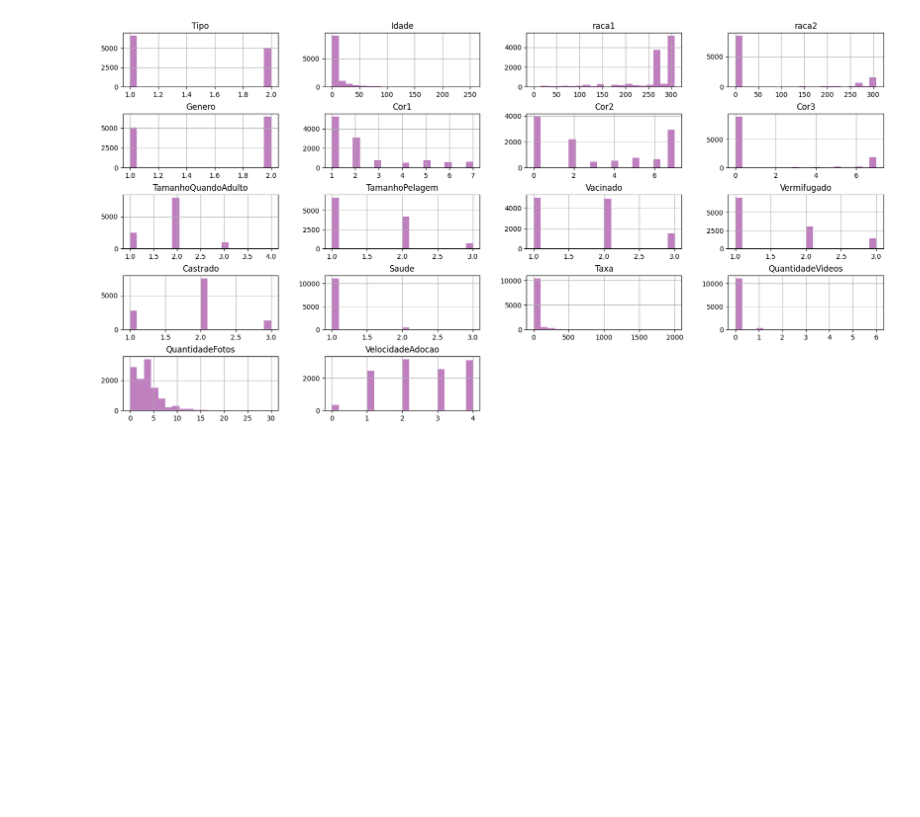
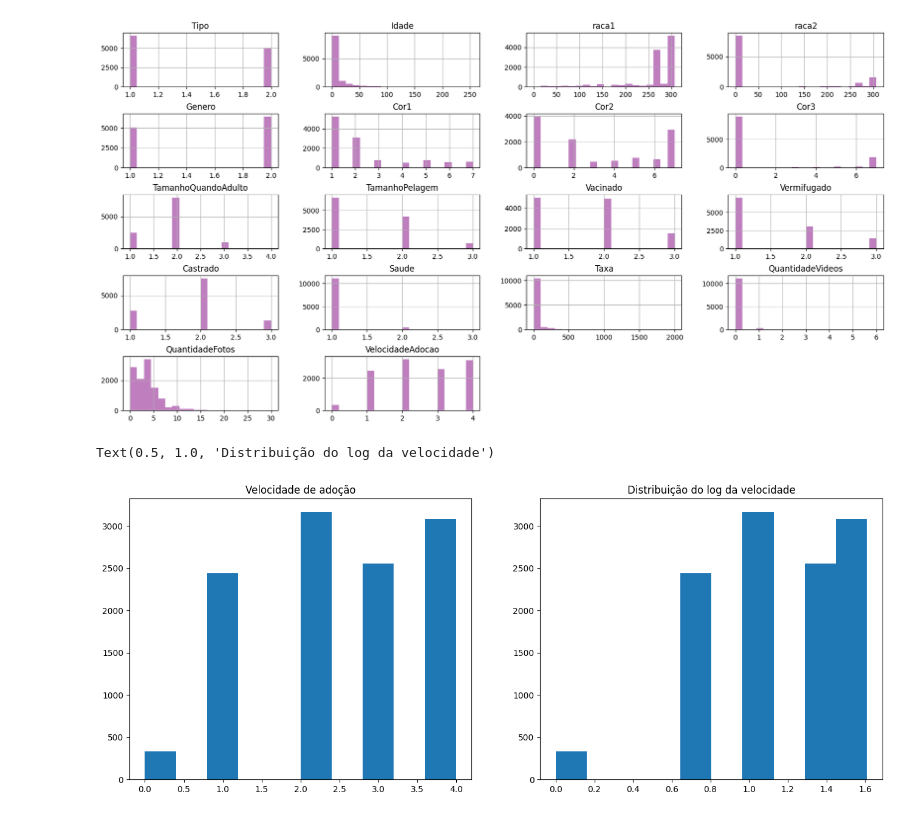
Before and after one commit to leaop/Graduation, a Jupyter notebook: 3 semestre/analise de dados/prova_pet.ipynb, the cells around one changed output. Saved outputs shown, nothing was run; the diff lists cells and outputs as text; code cells hidden in the pictures; blank space fills up the shorter version.

```diff
--- a/3 semestre/analise de dados/prova_pet.ipynb
+++ b/3 semestre/analise de dados/prova_pet.ipynb
@@ -97,3 +97,14 @@ plt.subplots_adjust(hspace=0.5)
 plt.show()
 # %% [output]
 [figure]
+# %%
+fig, ax = plt.subplots(figsize = (16,6))
+plt.subplot(1,2,1)
+plt.hist(df['VelocidadeAdocao']);
+plt.title('Velocidade de adoção');
+plt.subplot(1,2,2)
+plt.hist(np.log1p(df['VelocidadeAdocao']));
+plt.title('Distribuição do log da velocidade')
+# %% [output]
+Text(0.5, 1.0, 'Distribuição do log da velocidade')
+[figure, added]
```
Also changed, not shown: parts of 19 cells of this notebook.
